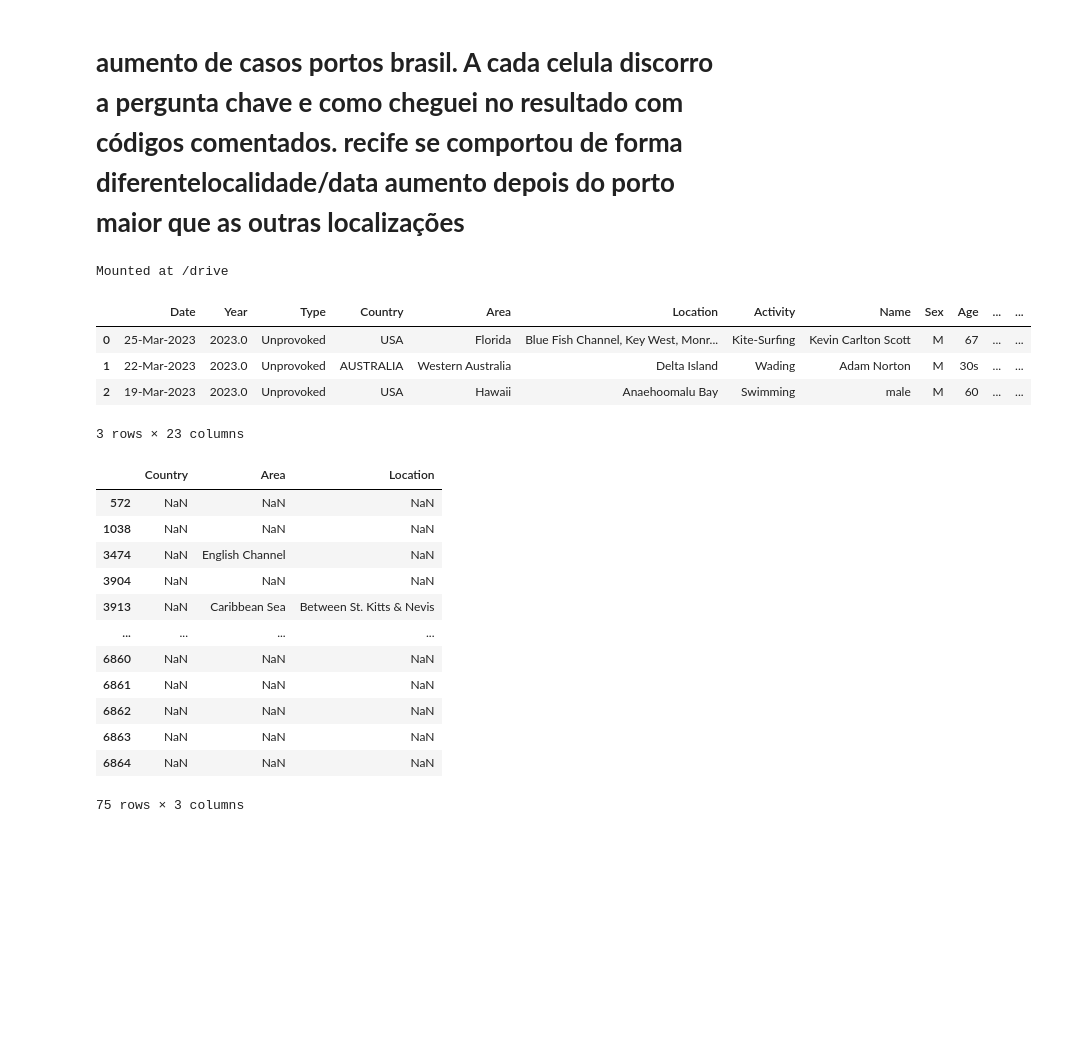
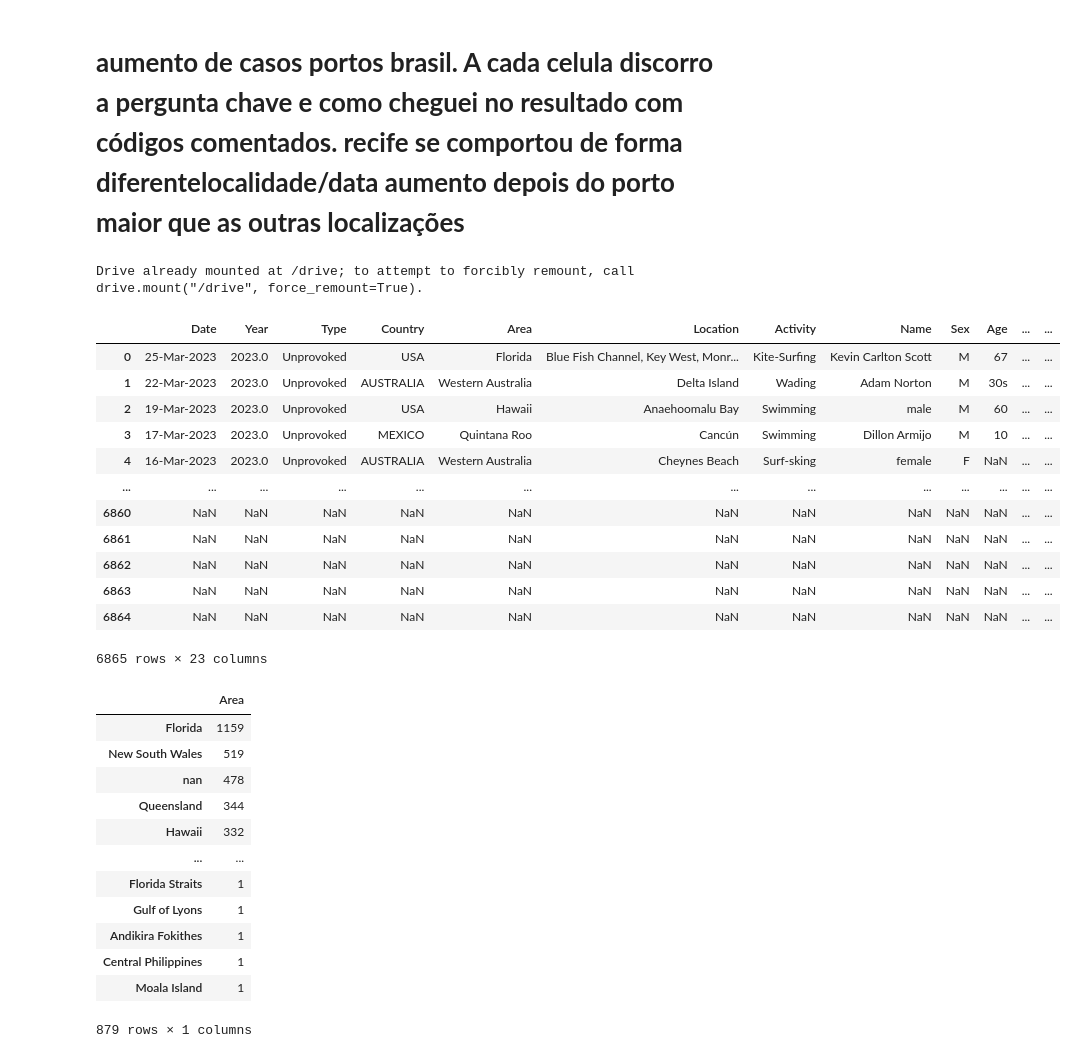
Before and after one commit to PedroPavanii/Shark_Project, a Jupyter notebook: Shark_1.ipynb, the cells around one changed output. Saved outputs shown, nothing was run; the diff lists cells and outputs as text; code cells hidden in the pictures; blank space fills up the shorter version.

```diff
--- a/Shark_1.ipynb
+++ b/Shark_1.ipynb
@@ -5,36 +5,23 @@
 # %%
 import pandas as pd
 import numpy as np
+import re
 from google.colab import drive
 drive.mount('/drive')
 tabela_shark = pd.read_excel('/drive/MyDrive/Shark/GSAF5.xls')
-
-
-tabela_shark.head(3)
+tabela_shark
 # %% [output]
-Mounted at /drive
+Drive already mounted at /drive; to attempt to forcibly remount, call drive.mount("/drive", force_remount=True).
 |  | Date | Year | Type | Country | Area | Location | Activity | Name | Sex | Age | ... | ... |
 | 0 | 25-Mar-2023 | 2023.0 | Unprovoked | USA | Florida | Blue Fish Channel, Key West, Monr... | Kite-Surfing | Kevin Carlton Scott | M | 67 | ... | ... |
 | 1 | 22-Mar-2023 | 2023.0 | Unprovoked | AUSTRALIA | Western Australia | Delta Island | Wading | Adam Norton | M | 30s | ... | ... |
 | 2 | 19-Mar-2023 | 2023.0 | Unprovoked | USA | Hawaii | Anaehoomalu Bay | Swimming | male | M | 60 | ... | ... |
+| 3 | 17-Mar-2023 | 2023.0 | Unprovoked | MEXICO | Quintana Roo | Cancún | Swimming | Dillon Armijo | M | 10 | ... | ... |
+| 4 | 16-Mar-2023 | 2023.0 | Unprovoked | AUSTRALIA | Western Australia | Cheynes Beach | Surf-sking | female | F | NaN | ... | ... |
+| ... | ... | ... | ... | ... | ... | ... | ... | ... | ... | ... | ... | ... |
+| 6860 | NaN | NaN | NaN | NaN | NaN | NaN | NaN | NaN | NaN | NaN | ... | ... |
+| 6861 | NaN | NaN | NaN | NaN | NaN | NaN | NaN | NaN | NaN | NaN | ... | ... |
+| 6862 | NaN | NaN | NaN | NaN | NaN | NaN | NaN | NaN | NaN | NaN | ... | ... |
+| 6863 | NaN | NaN | NaN | NaN | NaN | NaN | NaN | NaN | NaN | NaN | ... | ... |
+| 6864 | NaN | NaN | NaN | NaN | NaN | NaN | NaN | NaN | NaN | NaN | ... | ... |
-3 rows × 23 columns
+6865 rows × 23 columns
-# %%
-#localidade
-
-local_geral = tabela_shark.loc[:,['Country', 'Area', 'Location']]
-
-local_geral.loc[(local_geral['Country'] == 'Brazil') | (local_geral['Country'].isna())]
-# %% [output]
-|  | Country | Area | Location |
-| 572 | NaN | NaN | NaN |
-| 1038 | NaN | NaN | NaN |
-| 3474 | NaN | English Channel | NaN |
-| 3904 | NaN | NaN | NaN |
-| 3913 | NaN | Caribbean Sea | Between St. Kitts & Nevis |
-| ... | ... | ... | ... |
-| 6860 | NaN | NaN | NaN |
-| 6861 | NaN | NaN | NaN |
-| 6862 | NaN | NaN | NaN |
-| 6863 | NaN | NaN | NaN |
-| 6864 | NaN | NaN | NaN |
-75 rows × 3 columns
@@ -40,0 +60,16 @@ local_geral.loc[(local_geral['Country'] == 'Brazil') | (local_geral['Country'].i
+# %%
+tabela_shark['Area'].value_counts().to_frame()
+# %% [output]
+|  | Area |
+| Florida | 1159 |
+| New South Wales | 519 |
+| nan | 478 |
+| Queensland | 344 |
+| Hawaii | 332 |
+| ... | ... |
+| Florida Straits | 1 |
+| Gulf of Lyons | 1 |
+| Andikira Fokithes | 1 |
+| Central Philippines | 1 |
+| Moala Island | 1 |
+879 rows × 1 columns
```
Also changed, not shown: parts of 5 cells of this notebook.
